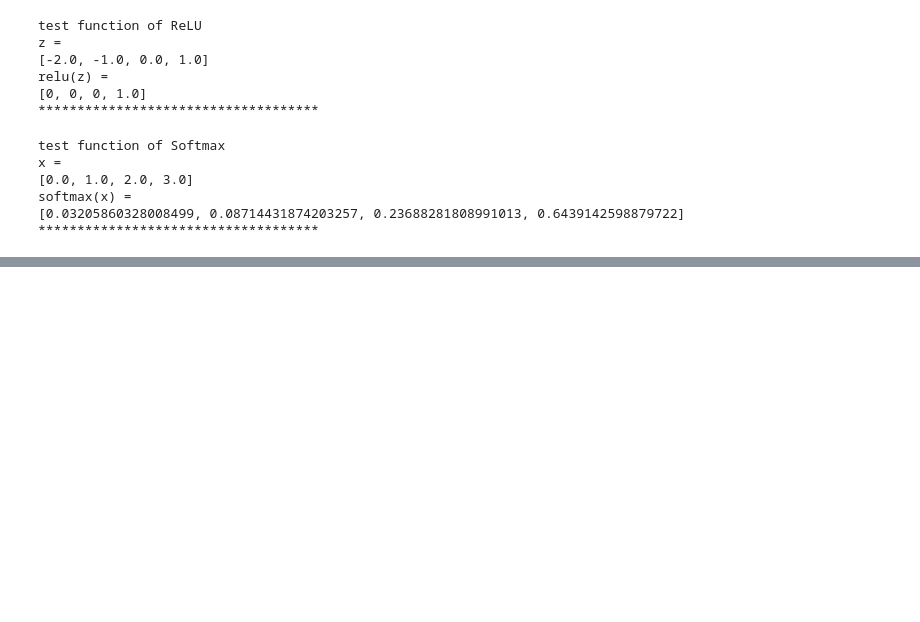
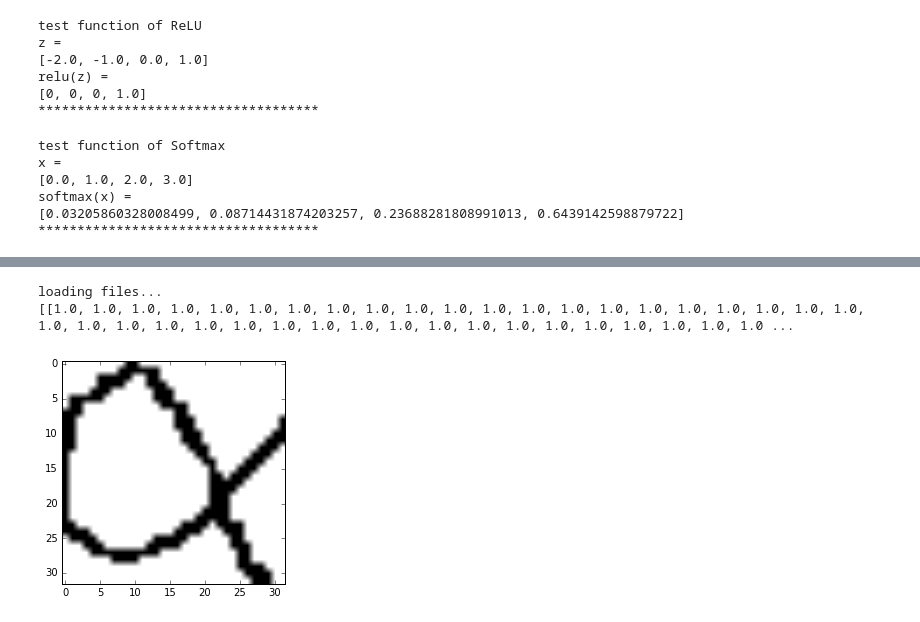
Before and after one commit to OsciiArt/intern-coding-tasks, a Jupyter notebook: 2018/ml/ML.ipynb, the cells around one changed output, grey strips where cells are left out. Cells and saved outputs as stored; diff of their text form; code cells hidden in the pictures; blank space fills up the shorter version.

Commit message:
load data

```diff
--- a/2018/ml/ML.ipynb
+++ b/2018/ml/ML.ipynb
@@ -135,0 +163,40 @@ softmax(x) =
+# %%
+### 問題２
+def load_pgm(path):
+    lines = []
+    with open(path, 'r') as f:
+        for i, line in enumerate(f):
+            if i==0:
+                lines.append(line)
+            elif i==1 or i==2:
+                lines.extend(list(map(int, line.split())))
+            else:
+                lines.extend(list(map(float, line.split())))
+    # shape = lines[1:3]
+    color_range = lines[3]
+    factors = lines[4:]
+    for i in range(len(factors)):
+        factors[i] /= color_range
+    # factors = np.array(factors)
+    return factors
+# %%
+print("loading files...")
+x = []
+for i in range(154):
+    x.append(load_pgm("pgm/{}.pgm".format(i+1)))
+print(x)
+# %% [output]
+loading files...
+[[1.0, 1.0, 1.0, 1.0, 1.0, 1.0, 1.0, 1.0, 1.0, 1.0, 1.0, 1.0, 1.0, 1.0, 1.0, 1.0, 1.0, 1.0, 1.0, 1.0, 1.0, 1.0, 1.0, 1.0, 1.0, 1.0, 1.0, 1.0, 1.0, 1.0, 1.0, 1.0, 1.0, 1.0, 1.0, 1.0, 1.0, 1.0, 1.0, 1.0 ...
+# %%
+# debug
+import numpy as np
+%matplotlib inline
+import matplotlib.pyplot as plt
+
+x_img = np.array(x[10])
+x_img = x_img.reshape(32,32)
+plt.imshow(x_img, cmap='gray')
+plt.show()
+# %% [output]
+[figure, added]
```
Also changed, not shown: parts of 2 cells of this notebook.
